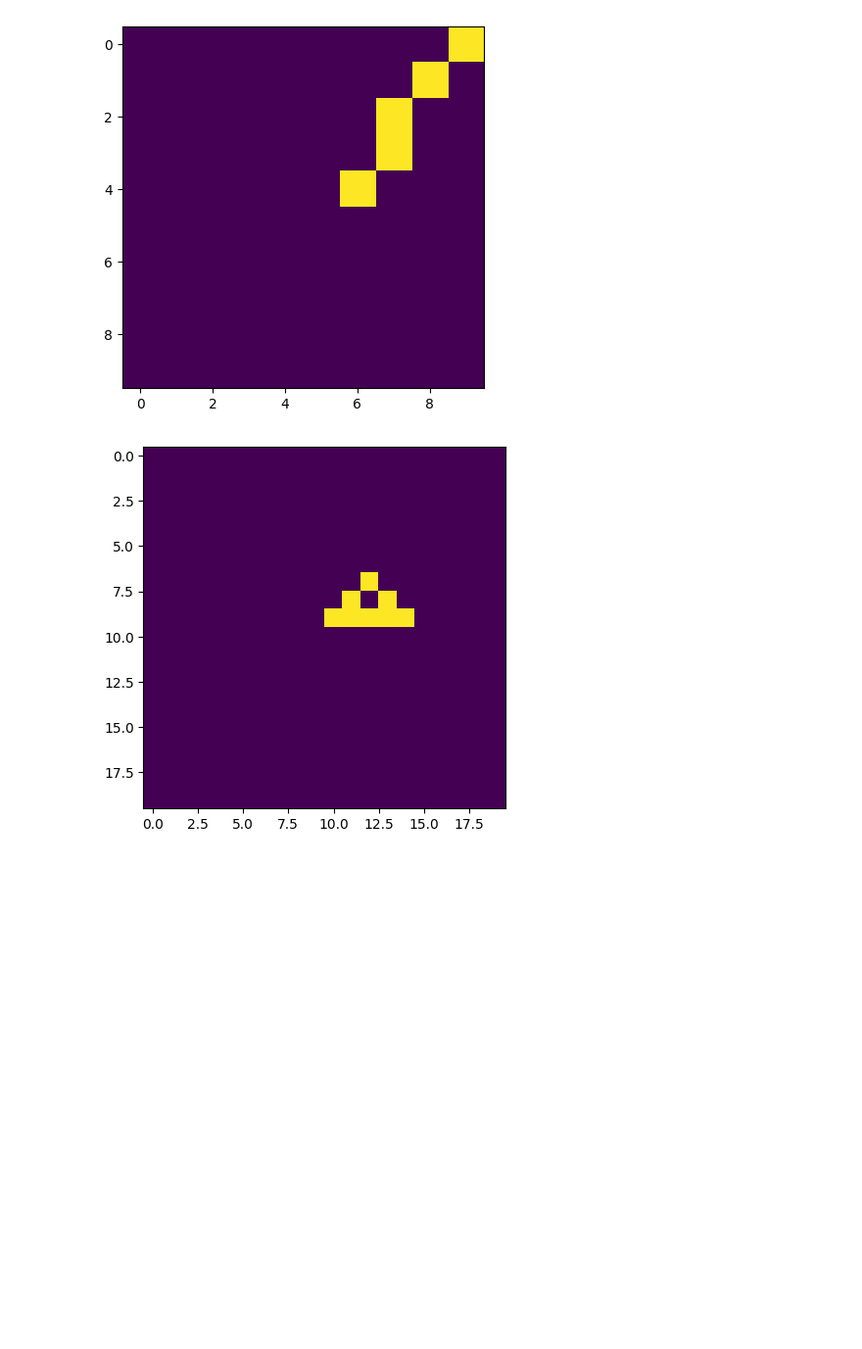
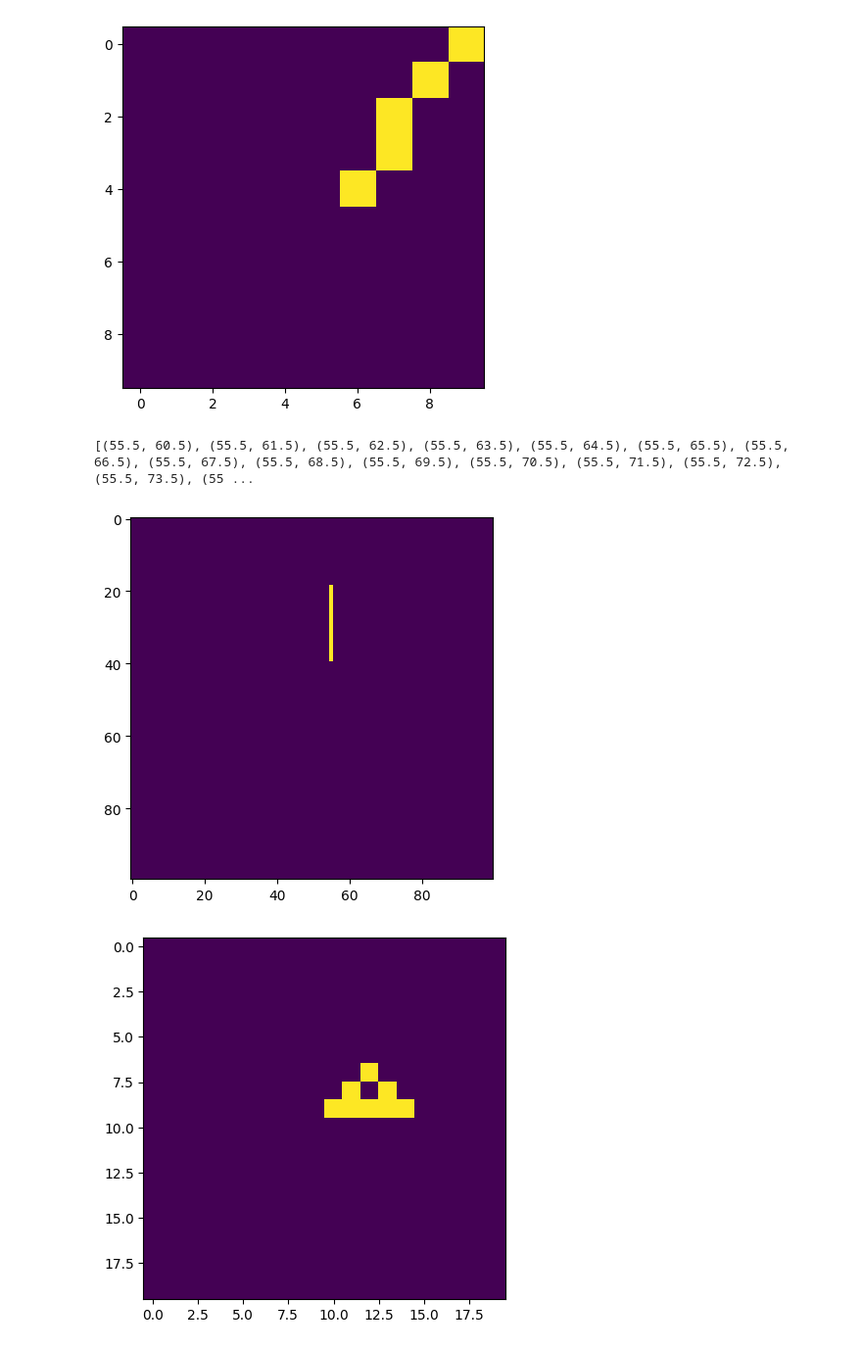
Before and after one commit to Beloin/PythonGraphicLibrary, a Jupyter notebook: test.ipynb, the cells around one changed output. Shown at 98% size. Saved outputs shown, nothing was run; the diff lists cells and outputs as text; code cells hidden in the pictures; blank space fills up the shorter version.

```diff
--- a/test.ipynb
+++ b/test.ipynb
@@ -122,6 +122,17 @@ plt.show()
 # %% [output]
 [(6.5, 5.5), (7.5, 6.5), (7.5, 7.5), (8.5, 8.5), (9.5, 9.5), (10.5, 10.5)]
 [figure]
+# %%
+scale_x = 100
+scale_y = 100
+
+vec = (.1, .2), (.1, .6)
+
+plt.imshow(convert_img(raster_vector(vec)), interpolation='nearest')
+plt.show()
+# %% [output]
+[(55.5, 60.5), (55.5, 61.5), (55.5, 62.5), (55.5, 63.5), (55.5, 64.5), (55.5, 65.5), (55.5, 66.5), (55.5, 67.5), (55.5, 68.5), (55.5, 69.5), (55.5, 70.5), (55.5, 71.5), (55.5, 72.5), (55.5, 73.5), (55 ...
+[figure, added]
 # %%
 scale_x, scale_y = (20, 20)
 #           (.2, .2)
```
Also changed, not shown: parts of 4 cells of this notebook, 2 other files.
